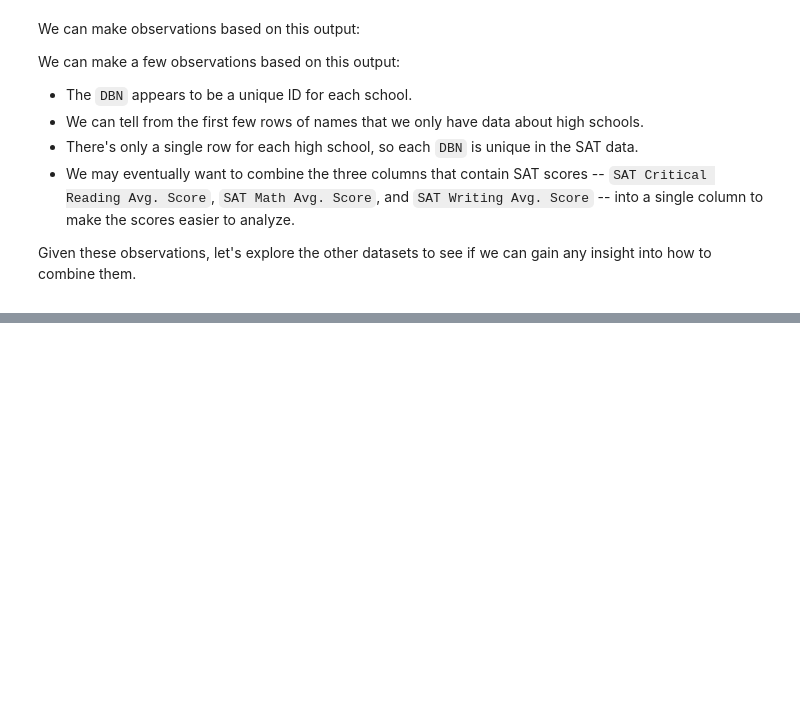
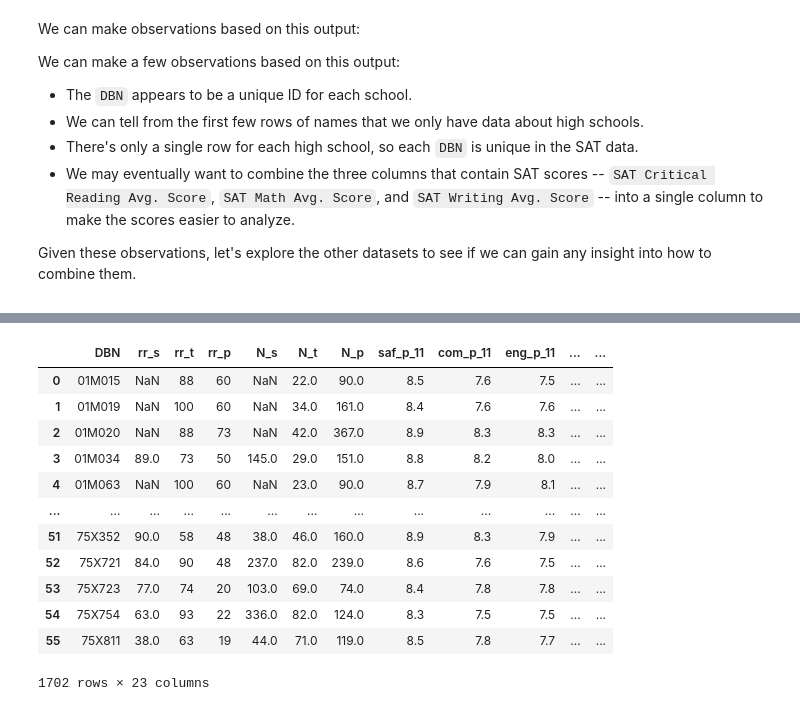
Before and after one commit to albertjimrod/Data-science-projects, a Jupyter notebook: 03_Data_Cleaning/Analyzing NYC High School Data/Analyzing_NYC_High_School_Data.ipynb, the cells around one changed output, grey strips where cells are left out. Cells and saved outputs as stored; diff of their text form; code cells hidden in the pictures; blank space fills up the shorter version.

```diff
--- a/03_Data_Cleaning/Analyzing NYC High School Data/Analyzing_NYC_High_School_Data.ipynb
+++ b/03_Data_Cleaning/Analyzing NYC High School Data/Analyzing_NYC_High_School_Data.ipynb
@@ -286,0 +322,2 @@ dataset: ap_2010       DBN                             SchoolName AP Test Takers
+# %%
+survey_d75 = pd.read_csv("schools/survey_d75.txt",encoding='Windows-1252',delimiter='\t')
@@ -286,0 +336,2 @@ dataset: ap_2010       DBN                             SchoolName AP Test Takers
+# %%
+survey = pd.concat([survey_all,survey_d75],axis=0)
@@ -286,0 +399,20 @@ dataset: ap_2010       DBN                             SchoolName AP Test Takers
+# %%
+survey["DBN"] = survey["dbn"]
+# %%
+survey_fields=["DBN","rr_s", "rr_t", "rr_p", "N_s", "N_t", "N_p", "saf_p_11", "com_p_11", "eng_p_11", "aca_p_11", "saf_t_11", "com_t_11", "eng_t_11", "aca_t_11", "saf_s_11", "com_s_11", "eng_s_11", "aca_s_11", "saf_tot_11", "com_tot_11", "eng_tot_11", "aca_tot_11"]
+# %%
+survey.loc[:,survey_fields]
+# %% [output]
+|  | DBN | rr_s | rr_t | rr_p | N_s | N_t | N_p | saf_p_11 | com_p_11 | eng_p_11 | ... | ... |
+| 0 | 01M015 | NaN | 88 | 60 | NaN | 22.0 | 90.0 | 8.5 | 7.6 | 7.5 | ... | ... |
+| 1 | 01M019 | NaN | 100 | 60 | NaN | 34.0 | 161.0 | 8.4 | 7.6 | 7.6 | ... | ... |
+| 2 | 01M020 | NaN | 88 | 73 | NaN | 42.0 | 367.0 | 8.9 | 8.3 | 8.3 | ... | ... |
+| 3 | 01M034 | 89.0 | 73 | 50 | 145.0 | 29.0 | 151.0 | 8.8 | 8.2 | 8.0 | ... | ... |
+| 4 | 01M063 | NaN | 100 | 60 | NaN | 23.0 | 90.0 | 8.7 | 7.9 | 8.1 | ... | ... |
+| ... | ... | ... | ... | ... | ... | ... | ... | ... | ... | ... | ... | ... |
+| 51 | 75X352 | 90.0 | 58 | 48 | 38.0 | 46.0 | 160.0 | 8.9 | 8.3 | 7.9 | ... | ... |
+| 52 | 75X721 | 84.0 | 90 | 48 | 237.0 | 82.0 | 239.0 | 8.6 | 7.6 | 7.5 | ... | ... |
+| 53 | 75X723 | 77.0 | 74 | 20 | 103.0 | 69.0 | 74.0 | 8.4 | 7.8 | 7.8 | ... | ... |
+| 54 | 75X754 | 63.0 | 93 | 22 | 336.0 | 82.0 | 124.0 | 8.3 | 7.5 | 7.5 | ... | ... |
+| 55 | 75X811 | 38.0 | 63 | 19 | 44.0 | 71.0 | 119.0 | 8.5 | 7.8 | 7.7 | ... | ... |
+1702 rows × 23 columns
```
Also changed, not shown: parts of 29 cells of this notebook, 1 other file.
